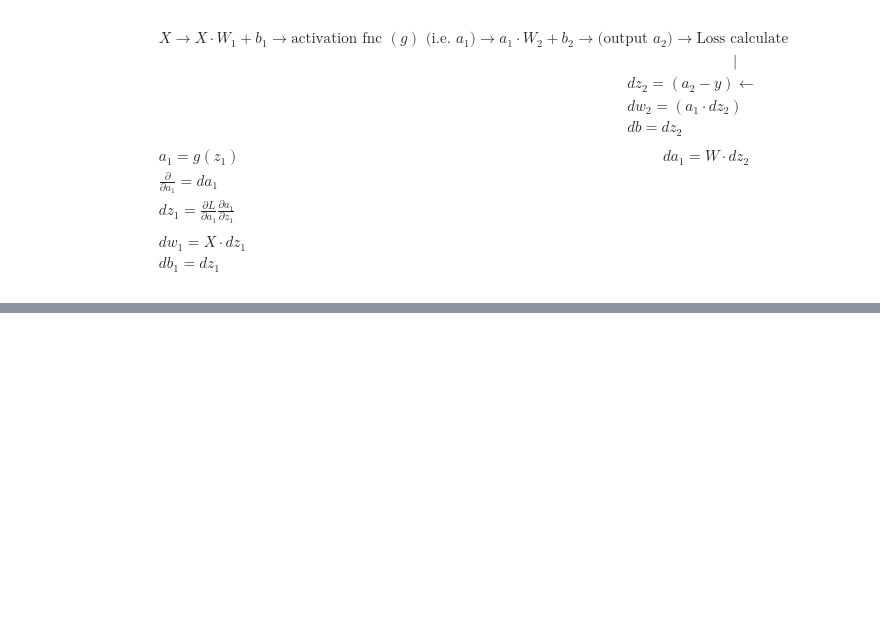
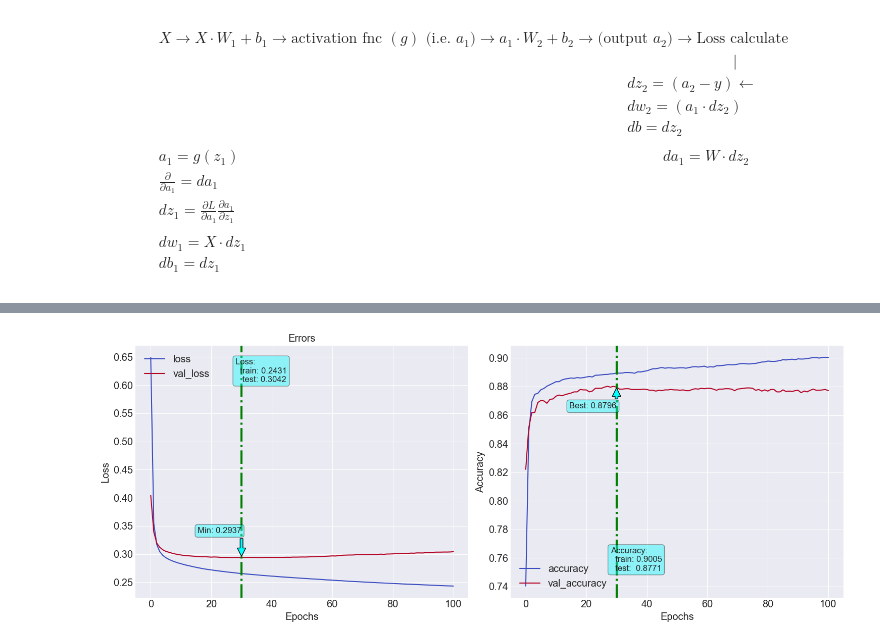
Before and after one commit to DAI-ai-code/DNN, a Jupyter notebook: day7/1_tf.ipynb, the cells around one changed output, grey strips where cells are left out. Drawn from its saved outputs; the diff is of its cells as text; code cells hidden in the pictures; blank space fills up the shorter version.

```diff
--- a/day7/1_tf.ipynb
+++ b/day7/1_tf.ipynb
@@ -51,0 +207,3 @@ X -> X.W1 + b1 -> activation fnc (g)(i.e. a1) -> a1.W2 + b2 ->(output a2) -> Los
+# %%
+train_ds = train_ds.cache().prefetch(buffer_size=tf.data.AUTOTUNE) #autotune to match with harware configuration w.r.t memory available
+test_ds = test_ds.cache().prefetch(buffer_size=tf.data.AUTOTUNE)
@@ -51,0 +241,13 @@ X -> X.W1 + b1 -> activation fnc (g)(i.e. a1) -> a1.W2 + b2 ->(output a2) -> Los
+# %%
+model = tf.keras.Sequential([
+    tf.keras.Input(shape=(33,)),
+    tf.keras.layers.Dense(23, activation='relu'),
+    tf.keras.layers.Dense(13, activation='relu'),
+    tf.keras.layers.Dense(4)
+])
+# %%
+loss_fn = tf.keras.losses.SparseCategoricalCrossentropy(from_logits=True)
+optimizer = tf.keras.optimizers.Adam(learning_rate=ALPHA)
+model.compile(optimizer=optimizer, loss=loss_fn, metrics=['accuracy'])
+# %%
+history = model.fit(train_ds, validation_data=test_ds, epochs=EPOCHS)
@@ -51,0 +297,5 @@ X -> X.W1 + b1 -> activation fnc (g)(i.e. a1) -> a1.W2 + b2 ->(output a2) -> Los
+# %%
+loss_df = pd.DataFrame(history.history)
+fn_plot_tf_hist(loss_df)
+# %% [output]
+[figure, added]
```
Also changed, not shown: parts of 21 cells of this notebook, 8 other files.
